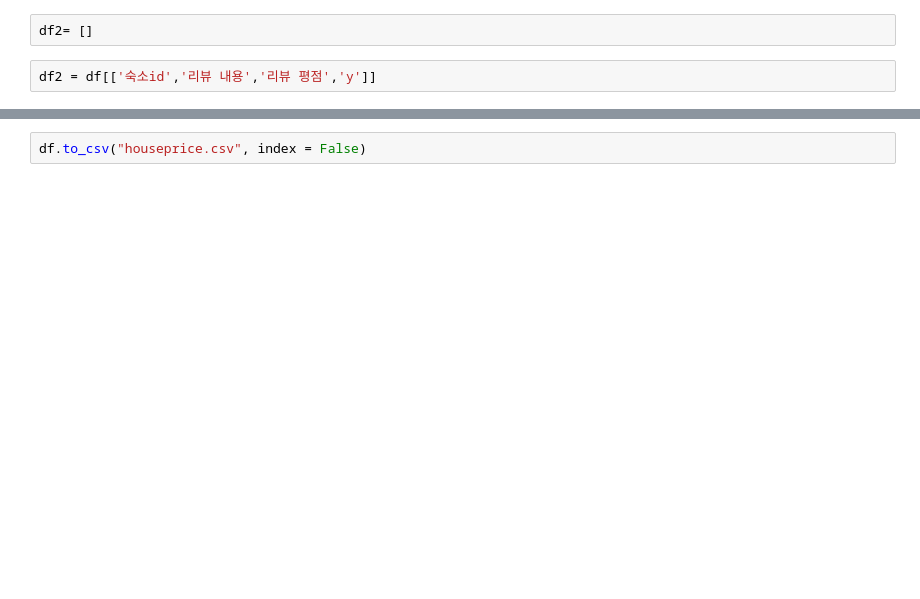
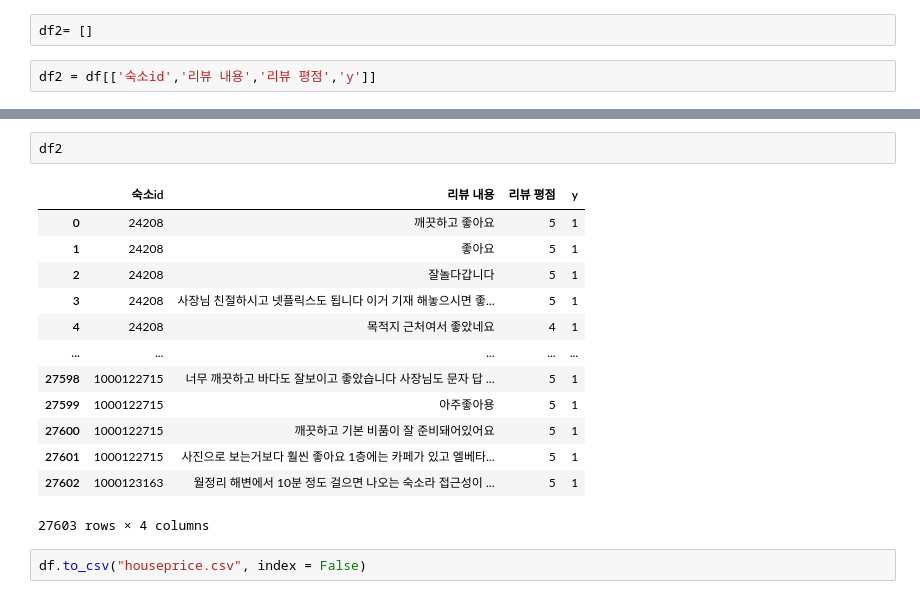
Before and after one commit to jasen8651/myfirstproject, a Jupyter notebook: 제주도객실리뷰.ipynb, the cells around one changed output, grey strips where cells are left out. Drawn from its saved outputs; the diff is of its cells as text; blank space fills up the shorter version.

```diff
--- a/제주도객실리뷰.ipynb
+++ b/제주도객실리뷰.ipynb
@@ -212,3 +207,19 @@ df2
 27603 rows × 4 columns
+# %%
+df2
+# %% [output]
+|  | 숙소id | 리뷰 내용 | 리뷰 평점 | y |
+| 0 | 24208 | 깨끗하고 좋아요 | 5 | 1 |
+| 1 | 24208 | 좋아요 | 5 | 1 |
+| 2 | 24208 | 잘놀다갑니다 | 5 | 1 |
+| 3 | 24208 | 사장님 친절하시고 넷플릭스도 됩니다 이거 기재 해놓으시면 좋... | 5 | 1 |
+| 4 | 24208 | 목적지 근처여서 좋았네요 | 4 | 1 |
+| ... | ... | ... | ... | ... |
+| 27598 | 1000122715 | 너무 깨끗하고 바다도 잘보이고 좋았습니다 사장님도 문자 답 ... | 5 | 1 |
+| 27599 | 1000122715 | 아주좋아용 | 5 | 1 |
+| 27600 | 1000122715 | 깨끗하고 기본 비품이 잘 준비돼어있어요 | 5 | 1 |
+| 27601 | 1000122715 | 사진으로 보는거보다 훨씬 좋아요 1층에는 카페가 있고 엘베타... | 5 | 1 |
+| 27602 | 1000123163 | 월정리 해변에서 10분 정도 걸으면 나오는 숙소라 접근성이 ... | 5 | 1 |
+27603 rows × 4 columns
 # %%
 df.to_csv("houseprice.csv", index = False)
```
Also changed, not shown: parts of 31 cells of this notebook.
